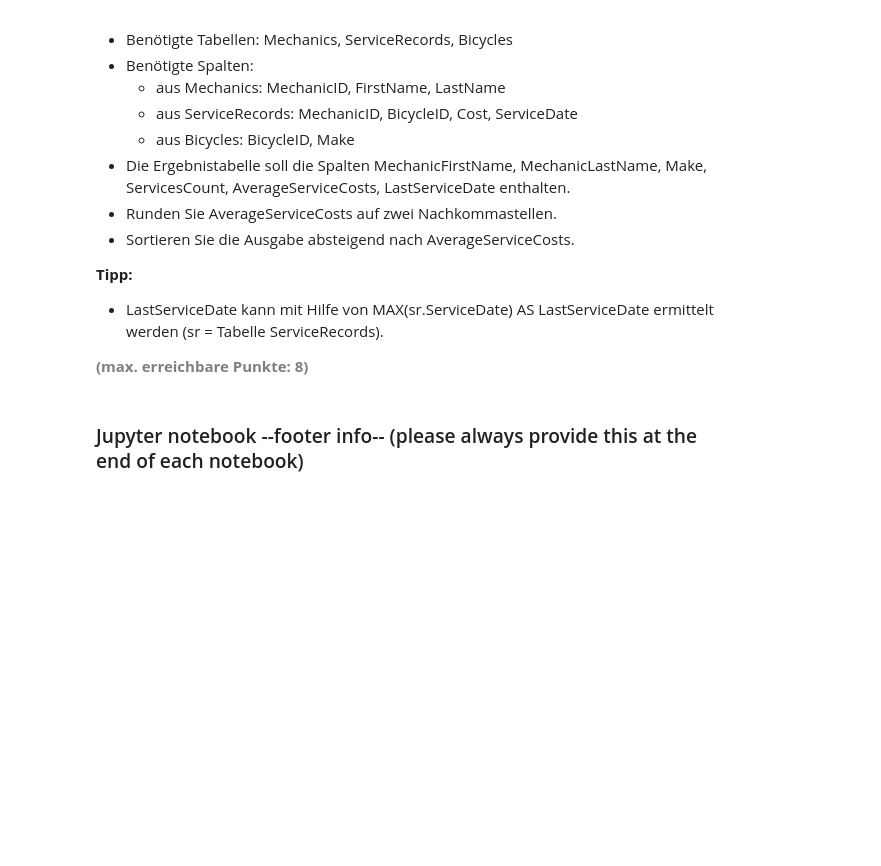
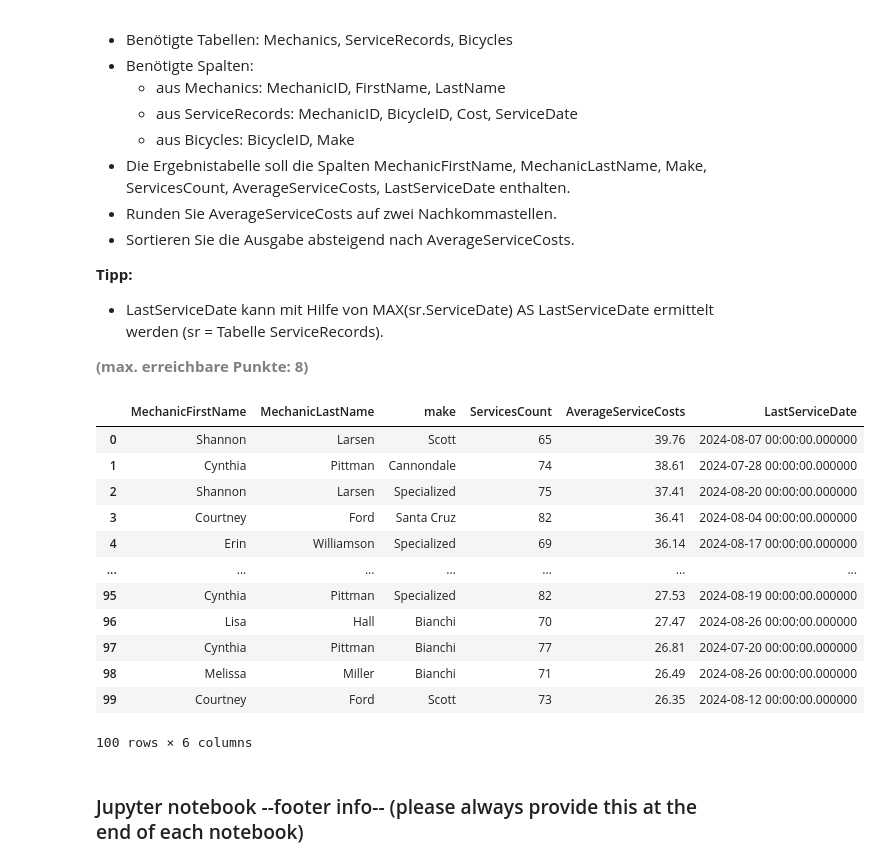
Before and after one commit to LeonCZHAW/python_postgresql_pgadmin, a Jupyter notebook: AP01_Mgmt_Nutzung_Relationale_Daten.ipynb, the cells around one changed output. Drawn from its saved outputs; the diff is of its cells as text; code cells hidden in the pictures; blank space fills up the shorter version.

```diff
--- a/AP01_Mgmt_Nutzung_Relationale_Daten.ipynb
+++ b/AP01_Mgmt_Nutzung_Relationale_Daten.ipynb
@@ -467,3 +526,48 @@ df_servicerecords
+# %%
+# Engine für Datenbankverbindung erstellen
+
+engine = create_engine('sqlite:///bike_shop.db')
+
+# SQL-Abfrage erstellen und ausführen
+
+df_mechanics = pd.read_sql_query("""
+                                    SELECT
+                                        m.FirstName AS MechanicFirstName,
+                                        m.LastName AS MechanicLastName,
+                                        b.Make,
+                                        COUNT(sr.ServiceID) AS ServicesCount,
+                                        ROUND(AVG(sr.Cost), 2) AS AverageServiceCosts,
+                                        MAX(sr.ServiceDate) AS LastServiceDate
+                                    FROM Mechanics AS m
+                                    JOIN ServiceRecords AS sr
+                                        ON m.MechanicID = sr.MechanicID
+                                    JOIN Bicycles AS b
+                                        ON sr.BicycleID = b.BicycleID
+                                    GROUP BY MechanicFirstName, MechanicLastName, Make
+                                    ORDER BY AverageServiceCosts DESC;
+                                    """, con=engine)
+
+# Datenbankverbindung trennen
+
+engine.dispose()
+
+# Ergebnis anzeigen
+
+df_mechanics
+# %% [output]
+|  | MechanicFirstName | MechanicLastName | make | ServicesCount | AverageServiceCosts | LastServiceDate |
+| 0 | Shannon | Larsen | Scott | 65 | 39.76 | 2024-08-07 00:00:00.000000 |
+| 1 | Cynthia | Pittman | Cannondale | 74 | 38.61 | 2024-07-28 00:00:00.000000 |
+| 2 | Shannon | Larsen | Specialized | 75 | 37.41 | 2024-08-20 00:00:00.000000 |
+| 3 | Courtney | Ford | Santa Cruz | 82 | 36.41 | 2024-08-04 00:00:00.000000 |
+| 4 | Erin | Williamson | Specialized | 69 | 36.14 | 2024-08-17 00:00:00.000000 |
+| ... | ... | ... | ... | ... | ... | ... |
+| 95 | Cynthia | Pittman | Specialized | 82 | 27.53 | 2024-08-19 00:00:00.000000 |
+| 96 | Lisa | Hall | Bianchi | 70 | 27.47 | 2024-08-26 00:00:00.000000 |
+| 97 | Cynthia | Pittman | Bianchi | 77 | 26.81 | 2024-07-20 00:00:00.000000 |
+| 98 | Melissa | Miller | Bianchi | 71 | 26.49 | 2024-08-26 00:00:00.000000 |
+| 99 | Courtney | Ford | Scott | 73 | 26.35 | 2024-08-12 00:00:00.000000 |
+100 rows × 6 columns
 # %% [markdown]
 ### Jupyter notebook --footer info-- (please always provide this at the end of each notebook)
 # %%
```
Also changed, not shown: parts of 7 cells of this notebook, 1 other file.
